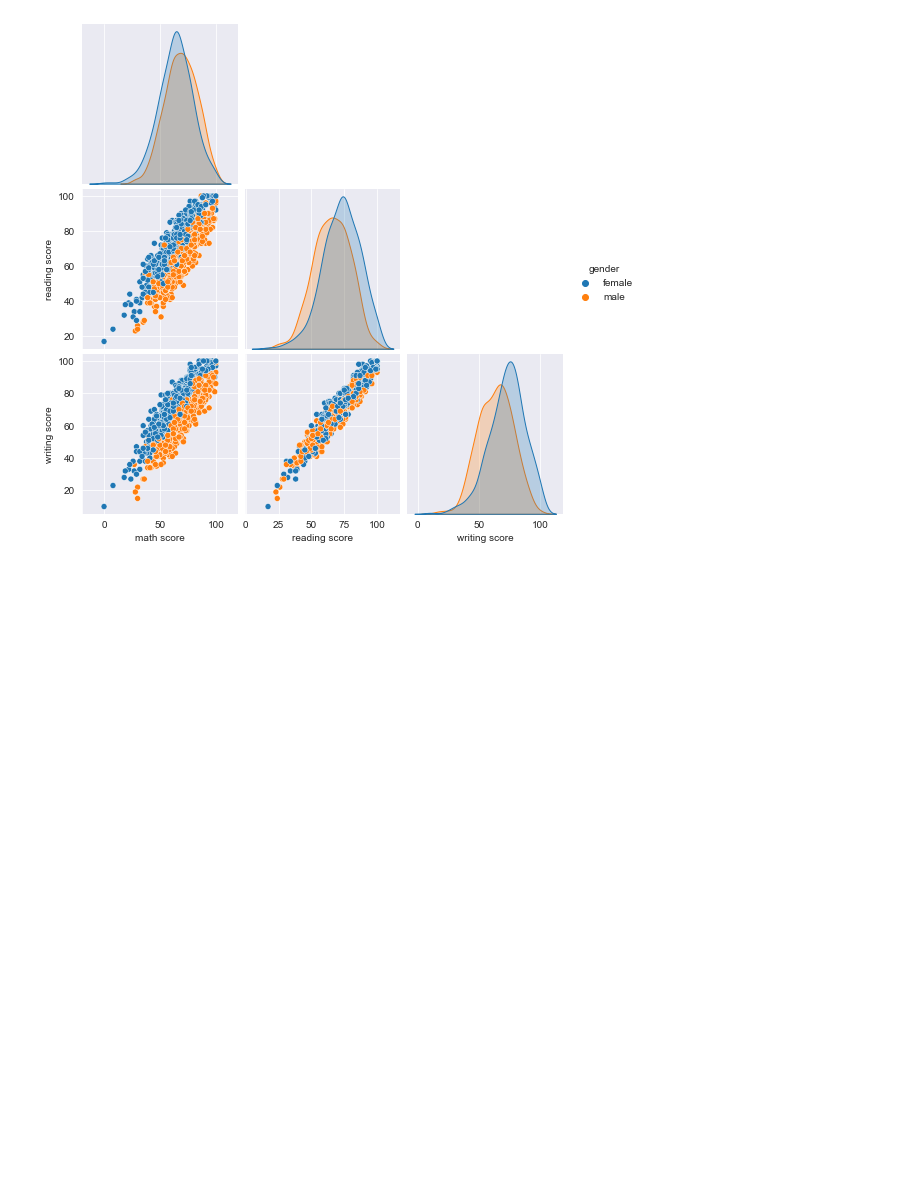
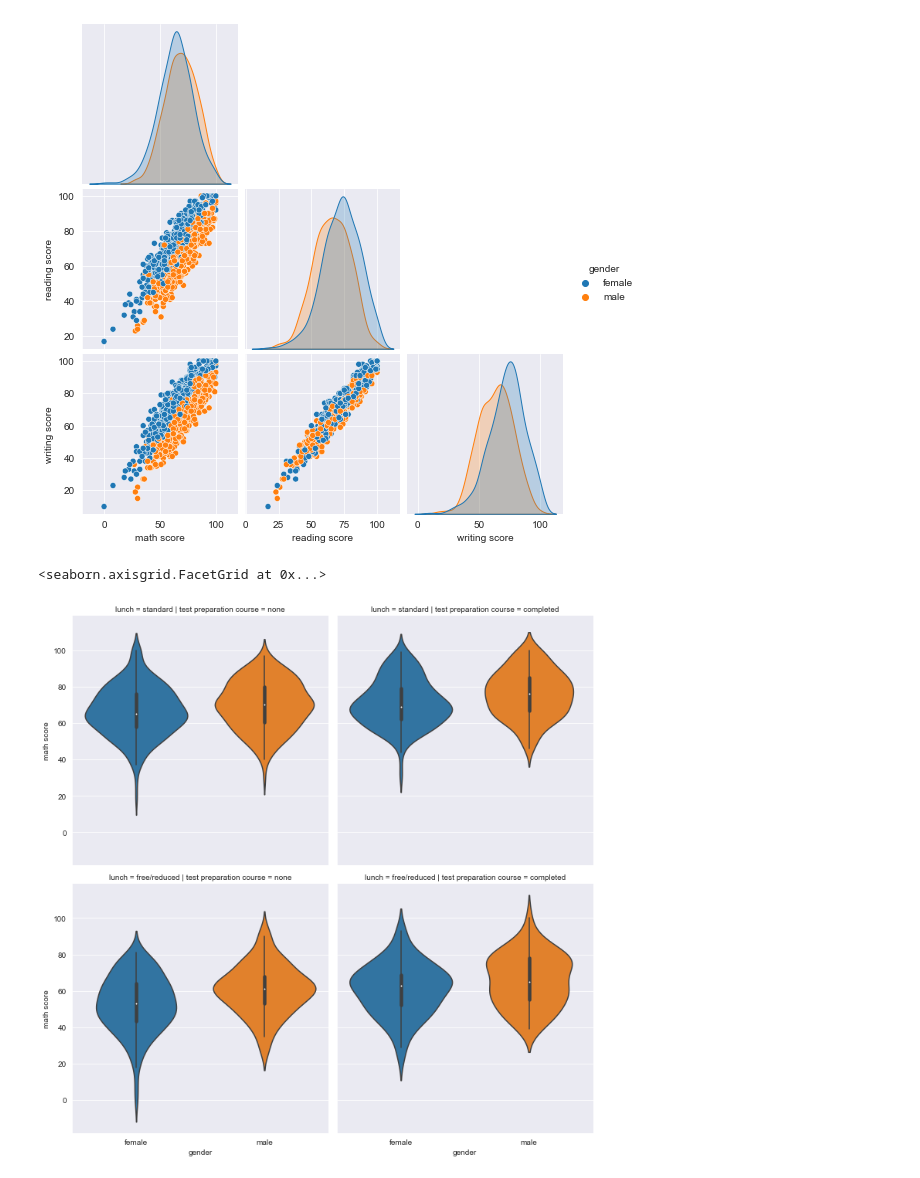
Before and after one commit to kinwong/Udemy-Machine-Learning-Data-Science-Masterclass, a Jupyter notebook: seaborn.ipynb, the cells around one changed output. Drawn from its saved outputs; the diff is of its cells as text; code cells hidden in the pictures; blank space fills up the shorter version.

Commit message:
Seaborn really all done.

```diff
--- a/seaborn.ipynb
+++ b/seaborn.ipynb
@@ -94,3 +93,8 @@ sns.pairplot(data=df, hue='gender', corner=True)
 <seaborn.axisgrid.PairGrid at 0x...>
 <Figure size 2400x1200 with 0 Axes>
 [figure]
+# %%
+sns.catplot(data=df, x='gender', y='math score', kind='violin', row='lunch', col='test preparation course')
+# %% [output]
+<seaborn.axisgrid.FacetGrid at 0x...>
+[figure, added]
```
Also changed, not shown: parts of 6 cells of this notebook.
